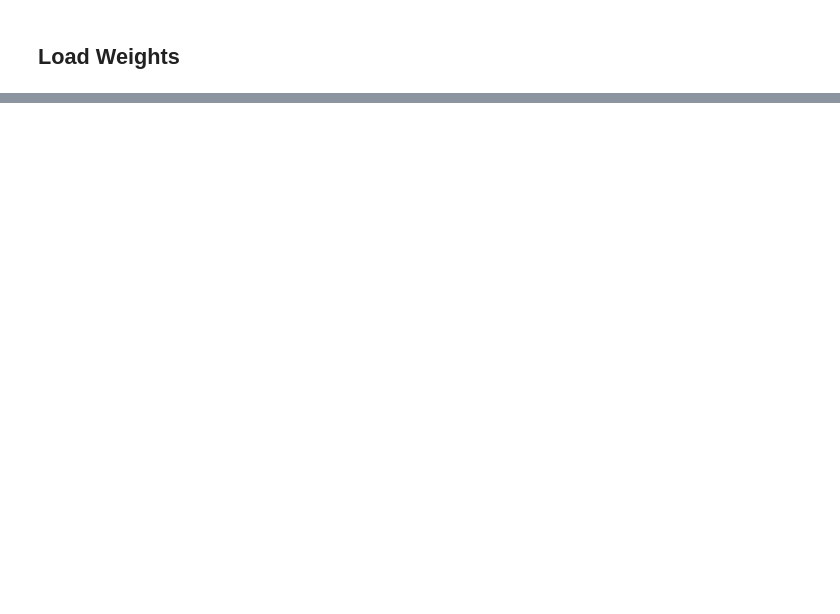
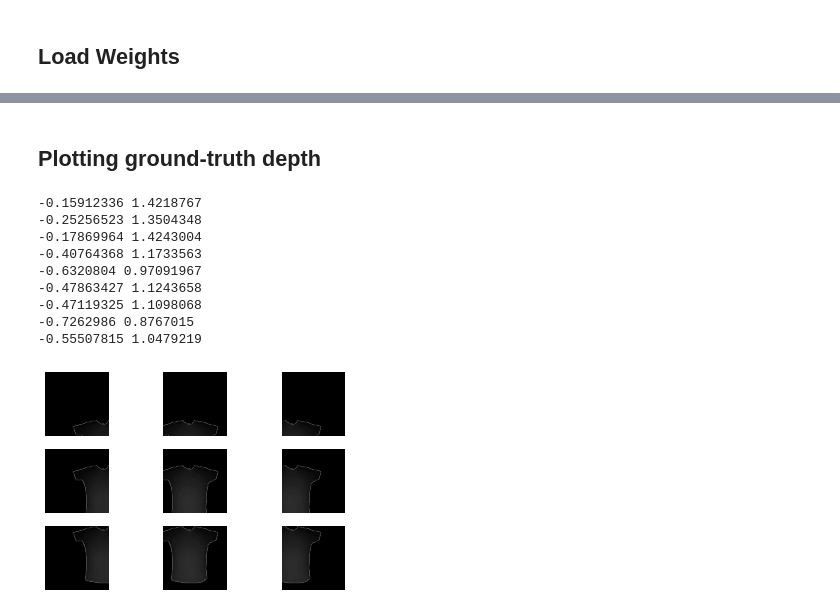
Before and after one commit to Atamarado/DLVR_3DReconstruction, a Jupyter notebook: src/PatchNet_Plotting_GColab.ipynb, the cells around one changed output, grey strips where cells are left out. Drawn from its saved outputs; the diff is of its cells as text; code cells hidden in the pictures; blank space fills up the shorter version.

```diff
--- a/src/PatchNet_Plotting_GColab.ipynb
+++ b/src/PatchNet_Plotting_GColab.ipynb
@@ -163,0 +290,34 @@ patchnet.normals_decoder.layers.load_weights('/content/weights/epoch_9_normals')
+# %% [markdown]
+## Plotting ground-truth depth
+# %%
+for i in range(9):
+  depth_gt = y[i, :, :, 0].numpy()
+
+  background = y[i, :, :, 0].numpy()[0][0]
+
+  foreground_mask = (depth_gt != background).astype(np.float32)
+
+  # print(depth_gt)
+
+  # rel_depth_gt = depth_gt - depth_gt.sum() / foreground_mask.sum()
+  # rel_depth_gt[depth_gt == depth_gt[0]] = 0
+
+  print(depth_gt.min(), depth_gt.max())
+
+  plt.subplot(330 + i + 1)
+  plt.gca().axis('off')
+  plt.gca().set_facecolor((0, 0, 0))
+  plt.gca().add_artist(plt.gca().patch)
+  plt.gca().patch.set_zorder(-1)
+  plt.imshow(depth_gt, cmap='binary', alpha=foreground_mask)
+# %% [output]
+-0.15912336 1.4218767
+-0.25256523 1.3504348
+-0.17869964 1.4243004
+-0.40764368 1.1733563
+-0.6320804 0.97091967
+-0.47863427 1.1243658
+-0.47119325 1.1098068
+-0.7262986 0.8767015
+-0.55507815 1.0479219
+[figure, added]
```
Also changed, not shown: parts of 39 cells of this notebook.
